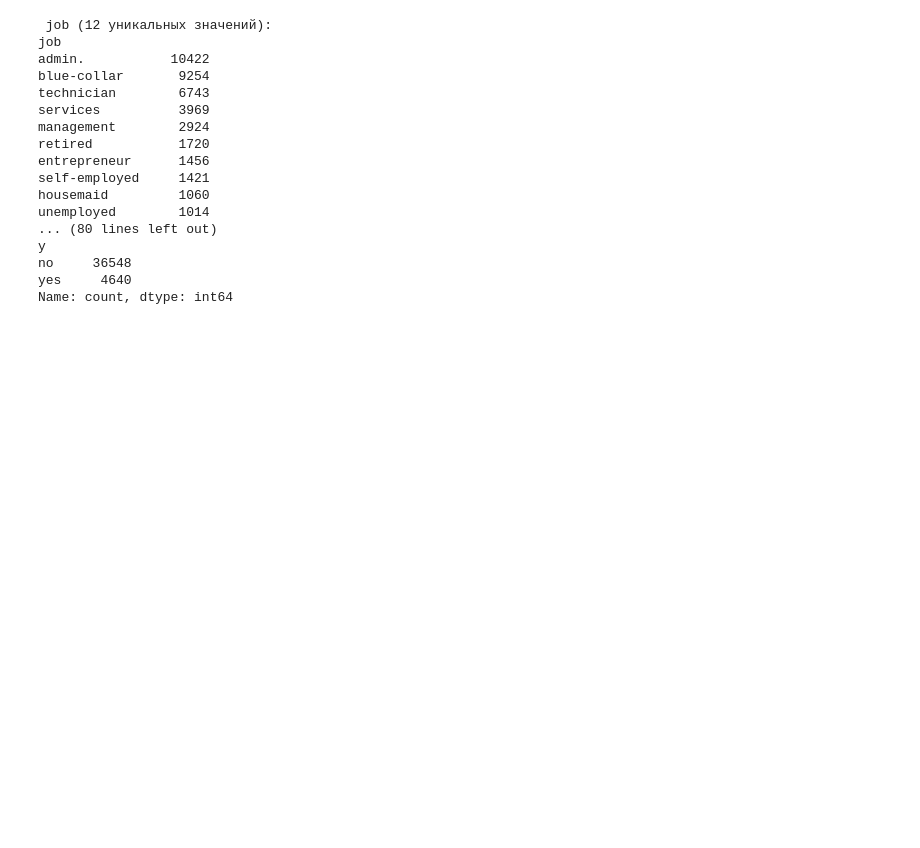
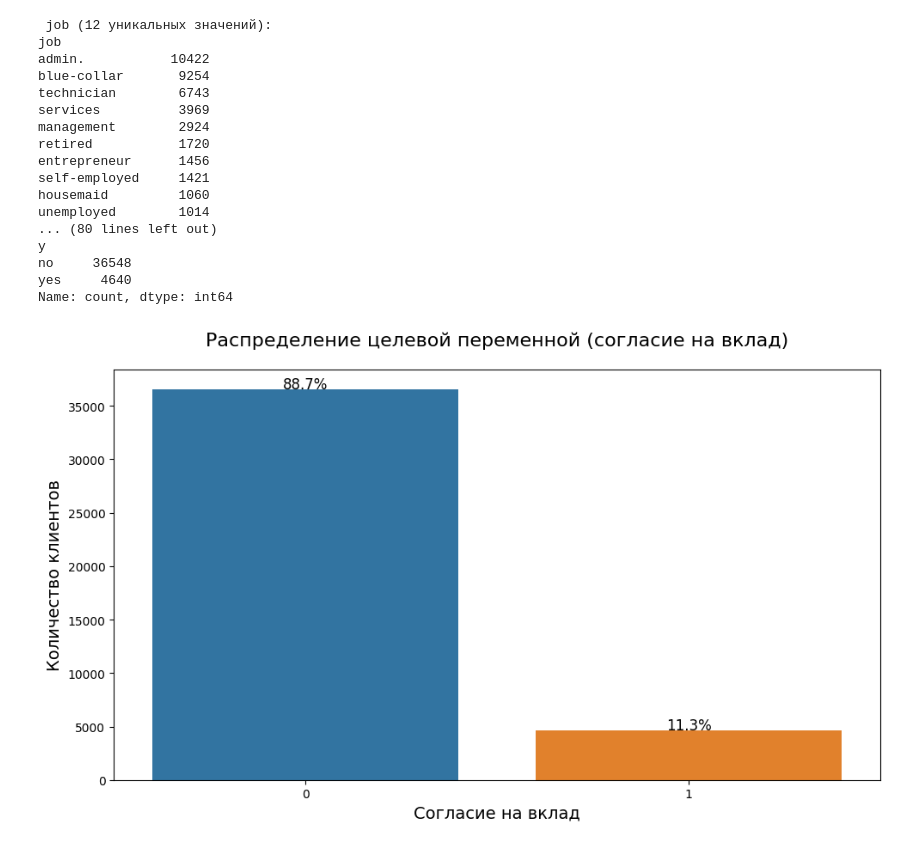
Before and after one commit to yulllss/Otus_Project_ML_Basic, a Jupyter notebook: bank_marketing.ipynb, the cells around one changed output. Saved outputs shown, nothing was run; the diff lists cells and outputs as text; code cells hidden in the pictures; blank space fills up the shorter version.

```diff
--- a/bank_marketing.ipynb
+++ b/bank_marketing.ipynb
@@ -117,3 +119,25 @@ y
 no     36548
 yes     4640
 Name: count, dtype: int64
+# %%
+data_analysis = data.copy()
+# %%
+data_analysis['y'] = data_analysis['y'].map({'yes': 1, 'no': 0})
+# %%
+plt.figure(figsize=(10, 6))
+ax = sns.countplot(x='y', data=data_analysis, hue='y', legend=False)
+plt.title('Распределение целевой переменной (согласие на вклад)', fontsize=16, pad=20)
+plt.xlabel('Согласие на вклад', fontsize=14)
+plt.ylabel('Количество клиентов', fontsize=14)
+
+total = len(data_analysis)
+for p in ax.patches:
+    percentage = f'{100 * p.get_height() / total:.1f}%'
+    x = p.get_x() + p.get_width() / 2
+    y = p.get_height() + 100
+    ax.annotate(percentage, (x, y), ha='center', fontsize=12)
+
+plt.tight_layout()
+plt.show()
+# %% [output]
+[figure, added]
```
Also changed, not shown: parts of 7 cells of this notebook.
